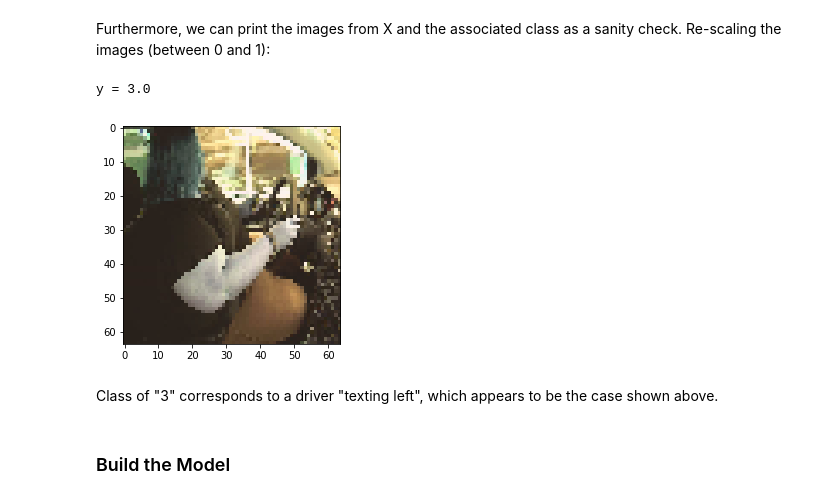
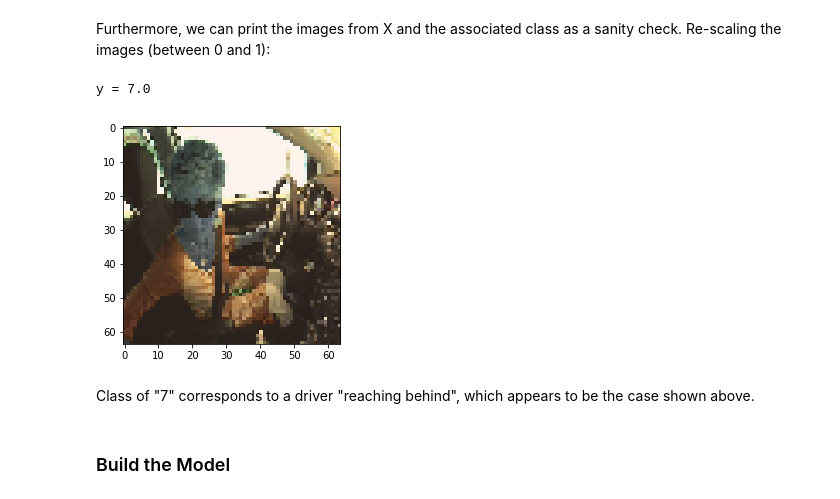
Before and after one commit to rushingJustice/Kaggle-Results, a Jupyter notebook: State Farm.ipynb, the cells around one changed output. Drawn from its saved outputs; the diff is of its cells as text; code cells hidden in the pictures.

```diff
--- a/State Farm.ipynb
+++ b/State Farm.ipynb
@@ -299,12 +325,12 @@ Furthermore, we can print the images from X and the associated class as a sanity
 # %%
 X_scaled = Rescale(X)
 # %%
-PrintImage(X_scaled, 423, Y = Y.reshape(-1,1))
+PrintImage(X_scaled, 2, Y = Y.reshape(-1,1))
 # %% [output]
-y = 3.0
+y = 7.0
-[figure, old version]
+[figure, new version]
 # %% [markdown]
-Class of "3" corresponds to a driver "texting left", which appears to be the case shown above.
+Class of "7" corresponds to a driver "reaching behind", which appears to be the case shown above.
 # %% [markdown]
 ### Build the Model
 # %% [markdown]
```
Also changed, not shown: parts of 61 cells of this notebook.
